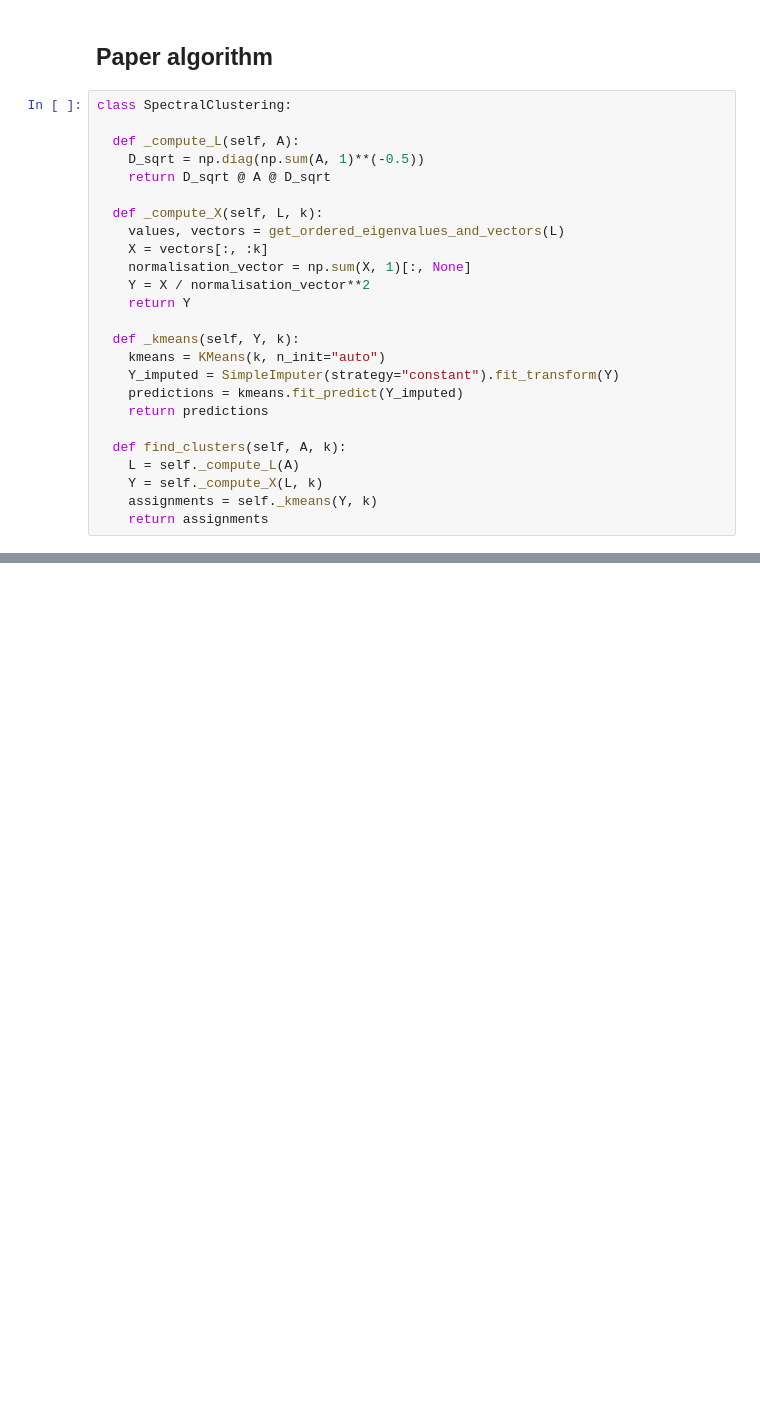
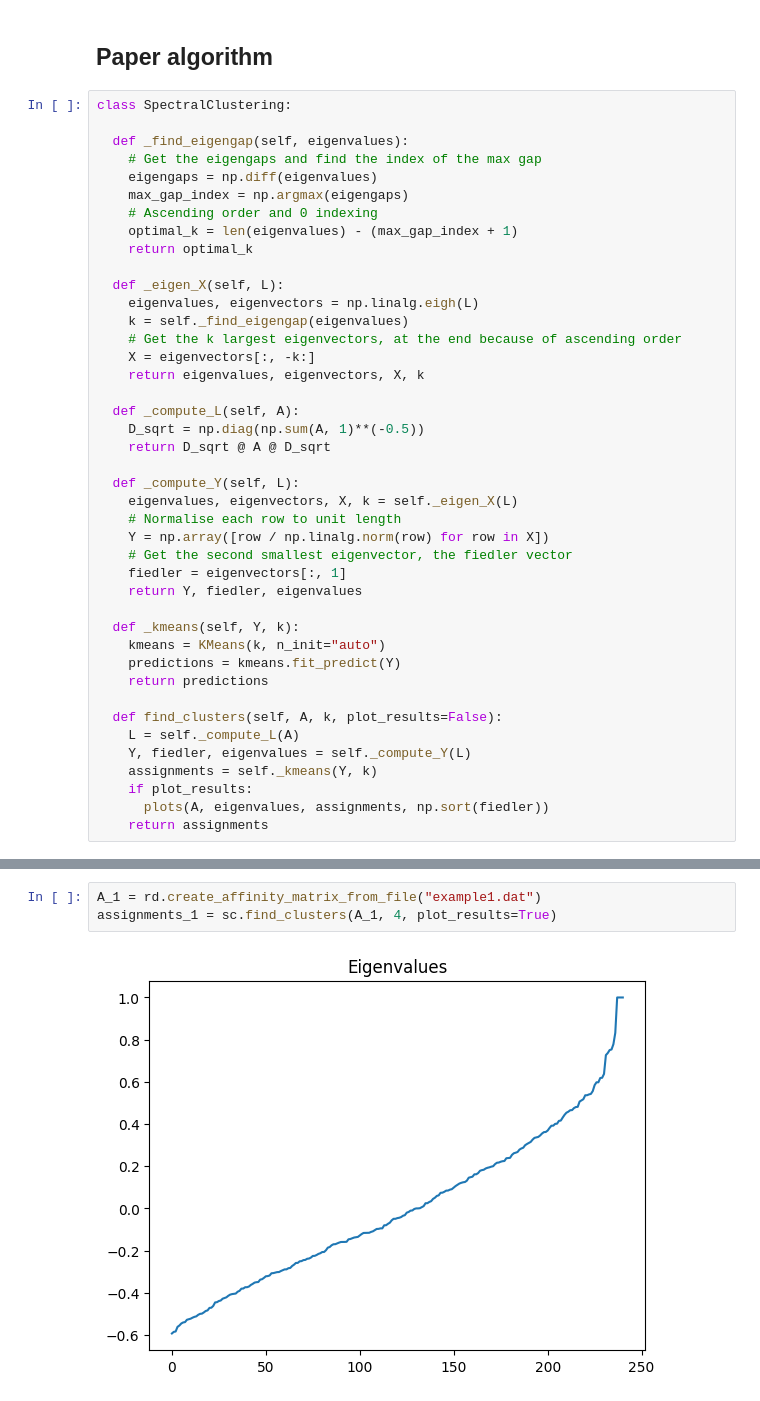
Before and after one commit to will-berg/data-mining, a Jupyter notebook: assignment-4/DM_HW_4.ipynb, the cells around one changed output, grey strips where cells are left out. Cells and saved outputs as stored; diff of their text form; blank space fills up the shorter version.

```diff
--- a/assignment-4/DM_HW_4.ipynb
+++ b/assignment-4/DM_HW_4.ipynb
@@ -94,26 +65,43 @@ NameError: name 'A_2' is not defined
 ## Paper algorithm
 # %%
 class SpectralClustering:
+
+  def _find_eigengap(self, eigenvalues):
+    # Get the eigengaps and find the index of the max gap
+    eigengaps = np.diff(eigenvalues)
+    max_gap_index = np.argmax(eigengaps)
+    # Ascending order and 0 indexing
+    optimal_k = len(eigenvalues) - (max_gap_index + 1)
+    return optimal_k
+
+  def _eigen_X(self, L):
+    eigenvalues, eigenvectors = np.linalg.eigh(L)
+    k = self._find_eigengap(eigenvalues)
+    # Get the k largest eigenvectors, at the end because of ascending order
+    X = eigenvectors[:, -k:]
+    return eigenvalues, eigenvectors, X, k
 
   def _compute_L(self, A):
     D_sqrt = np.diag(np.sum(A, 1)**(-0.5))
     return D_sqrt @ A @ D_sqrt
 
-  def _compute_X(self, L, k):
-    values, vectors = get_ordered_eigenvalues_and_vectors(L)
-    X = vectors[:, :k]
-    normalisation_vector = np.sum(X, 1)[:, None]
-    Y = X / normalisation_vector**2
-    return Y
+  def _compute_Y(self, L):
+    eigenvalues, eigenvectors, X, k = self._eigen_X(L)
+    # Normalise each row to unit length
+    Y = np.array([row / np.linalg.norm(row) for row in X])
+    # Get the second smallest eigenvector, the fiedler vector
+    fiedler = eigenvectors[:, 1]
+    return Y, fiedler, eigenvalues
 
   def _kmeans(self, Y, k):
     kmeans = KMeans(k, n_init="auto")
-    Y_imputed = SimpleImputer(strategy="constant").fit_transform(Y)
-    predictions = kmeans.fit_predict(Y_imputed)
+    predictions = kmeans.fit_predict(Y)
     return predictions
 
-  def find_clusters(self, A, k):
+  def find_clusters(self, A, k, plot_results=False):
     L = self._compute_L(A)
-    Y = self._compute_X(L, k)
+    Y, fiedler, eigenvalues = self._compute_Y(L)
     assignments = self._kmeans(Y, k)
+    if plot_results:
+      plots(A, eigenvalues, assignments, np.sort(fiedler))
     return assignments
@@ -119,0 +113,5 @@ class SpectralClustering:
+# %%
+A_1 = rd.create_affinity_matrix_from_file("example1.dat")
+assignments_1 = sc.find_clusters(A_1, 4, plot_results=True)
+# %% [output]
+[figure, added]
```
Also changed, not shown: parts of 18 cells of this notebook, 12 other files.
